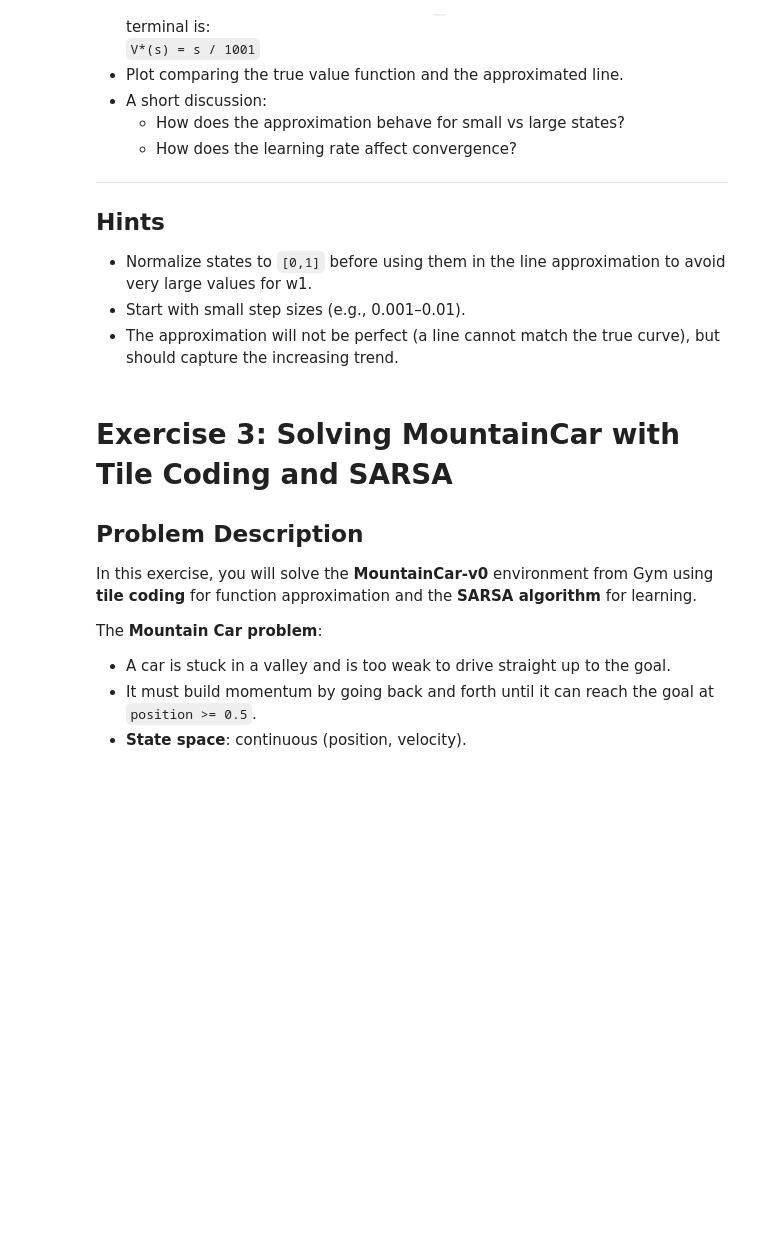
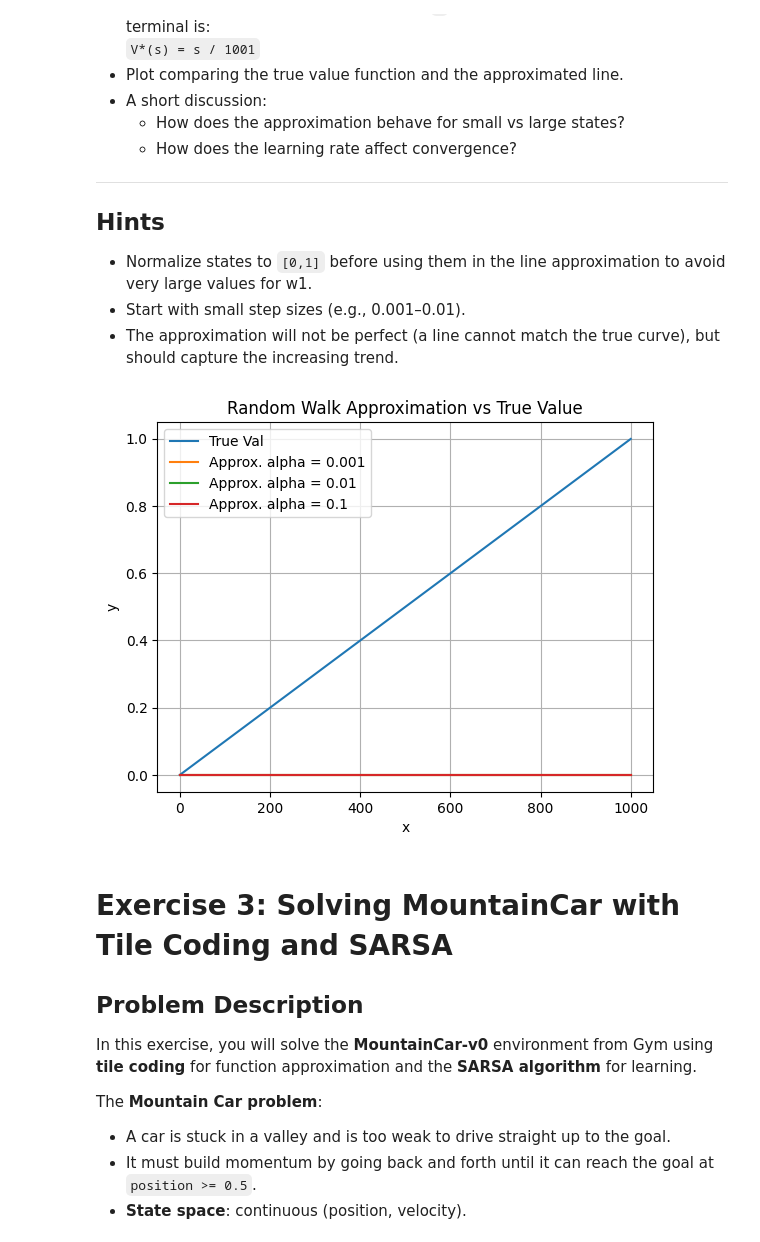
Before and after one commit to RaulAtLehigh/CSE337_P1, a Jupyter notebook: lab5_approximation.ipynb, the cells around one changed output. Cells and saved outputs as stored; diff of their text form; code cells hidden in the pictures; blank space fills up the shorter version.

Commit message:
Started Pt.2 Issues large runtime and issues plotting

```diff
--- a/lab5_approximation.ipynb
+++ b/lab5_approximation.ipynb
@@ -268,3 +358,25 @@ Instead of storing a separate value for each state, approximate the value functi
+# %%
+import matplotlib.pyplot as plt
+
+def true_func(x):
+  return x /1001
+
+true_line = [true_func(i) for i in range(1001)]
+approx_line = [predict(s, w) for s in range(1001)]
+x_axis = [x for x in range(1001)]
+
+plt.plot(x_axis, true_line, label='True Val')
+for j, alpha_val in enumerate(alpha):
+  plt.plot(x_axis, approx_line, label=f'Approx. alpha = {alpha_val}')
+
+plt.grid(True)
+plt.xlabel('x')
+plt.ylabel('y')
+plt.legend()
+plt.title("Random Walk Approximation vs True Value")
+plt.show()
+# %% [output]
+[figure, added]
 # %% [markdown]
 # Exercise 3: Solving MountainCar with Tile Coding and SARSA
 
```
Also changed, not shown: parts of 4 cells of this notebook.
